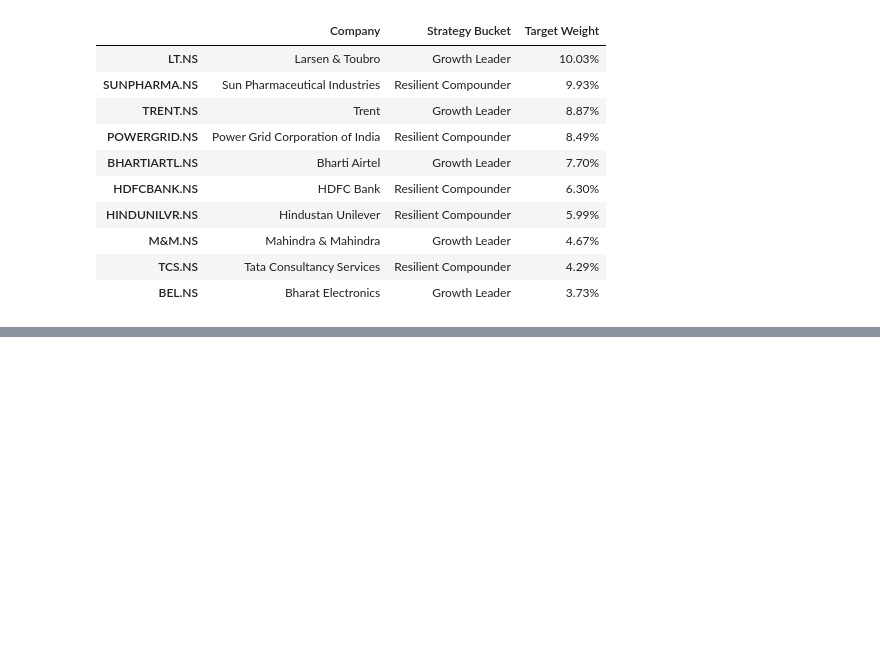
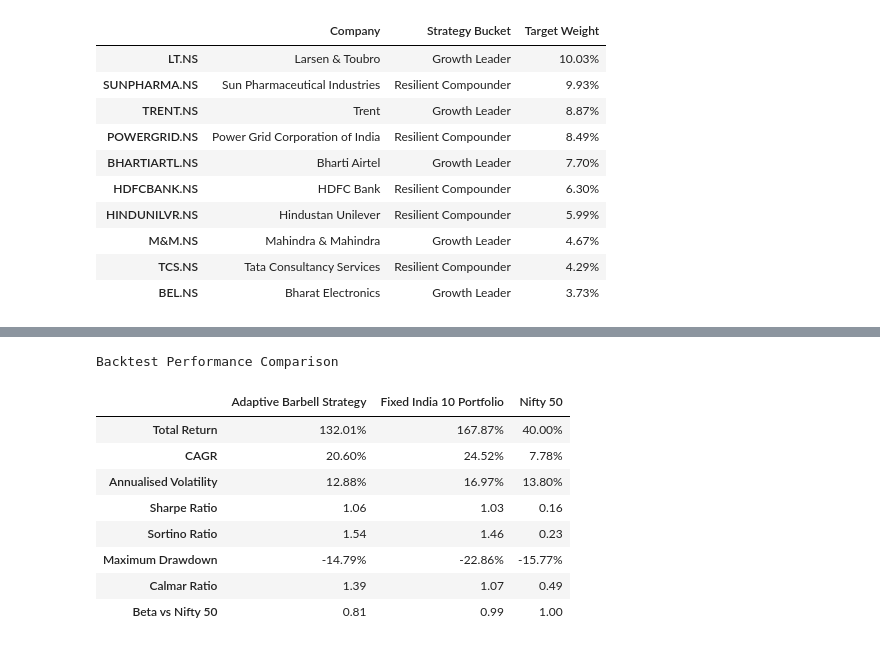
Before and after one commit to Rohil121/bharat-portfolio-lab, a Jupyter notebook: notebooks/01_portfolio_mvp.ipynb, the cells around one changed output, grey strips where cells are left out. Saved outputs shown, nothing was run; the diff lists cells and outputs as text; code cells hidden in the pictures; blank space fills up the shorter version.

```diff
--- a/notebooks/01_portfolio_mvp.ipynb
+++ b/notebooks/01_portfolio_mvp.ipynb
@@ -1487,0 +1832,79 @@ Cash allocation: 30.00%
+# %%
+backtest_daily_returns = (
+    backtest_values
+    .pct_change()
+    .dropna()
+)
+
+backtest_metric_results = {}
+
+for column in backtest_values.columns:
+
+    backtest_metric_results[column] = (
+        calculate_performance_metrics(
+            value_series=backtest_values[column],
+            return_series=backtest_daily_returns[column],
+            benchmark_return_series=backtest_daily_returns[
+                BENCHMARK_NAME
+            ],
+            annual_risk_free_rate=RISK_FREE_RATE,
+            trading_days=TRADING_DAYS,
+        )
+    )
+
+backtest_metrics_table = pd.DataFrame(
+    backtest_metric_results
+)
+
+selected_backtest_metrics = backtest_metrics_table.loc[
+    [
+        "Total Return",
+        "CAGR",
+        "Annualised Volatility",
+        "Sharpe Ratio",
+        "Sortino Ratio",
+        "Maximum Drawdown",
+        "Calmar Ratio",
+        "Beta vs Nifty 50",
+    ]
+].copy()
+
+formatted_backtest_metrics = selected_backtest_metrics.copy()
+
+percentage_metrics = [
+    "Total Return",
+    "CAGR",
+    "Annualised Volatility",
+    "Maximum Drawdown",
+]
+
+for metric in formatted_backtest_metrics.index:
+
+    if metric in percentage_metrics:
+        formatted_backtest_metrics.loc[metric] = (
+            selected_backtest_metrics
+            .loc[metric]
+            .astype(float)
+            .map(lambda value: f"{value:.2%}")
+        )
+    else:
+        formatted_backtest_metrics.loc[metric] = (
+            selected_backtest_metrics
+            .loc[metric]
+            .astype(float)
+            .map(lambda value: f"{value:.2f}")
+        )
+
+print("Backtest Performance Comparison")
+display(formatted_backtest_metrics)
+# %% [output]
+Backtest Performance Comparison
+|  | Adaptive Barbell Strategy | Fixed India 10 Portfolio | Nifty 50 |
+| Total Return | 132.01% | 167.87% | 40.00% |
+| CAGR | 20.60% | 24.52% | 7.78% |
+| Annualised Volatility | 12.88% | 16.97% | 13.80% |
+| Sharpe Ratio | 1.06 | 1.03 | 0.16 |
+| Sortino Ratio | 1.54 | 1.46 | 0.23 |
+| Maximum Drawdown | -14.79% | -22.86% | -15.77% |
+| Calmar Ratio | 1.39 | 1.07 | 0.49 |
+| Beta vs Nifty 50 | 0.81 | 0.99 | 1.00 |
```
Also changed, not shown: parts of 7 cells of this notebook.
